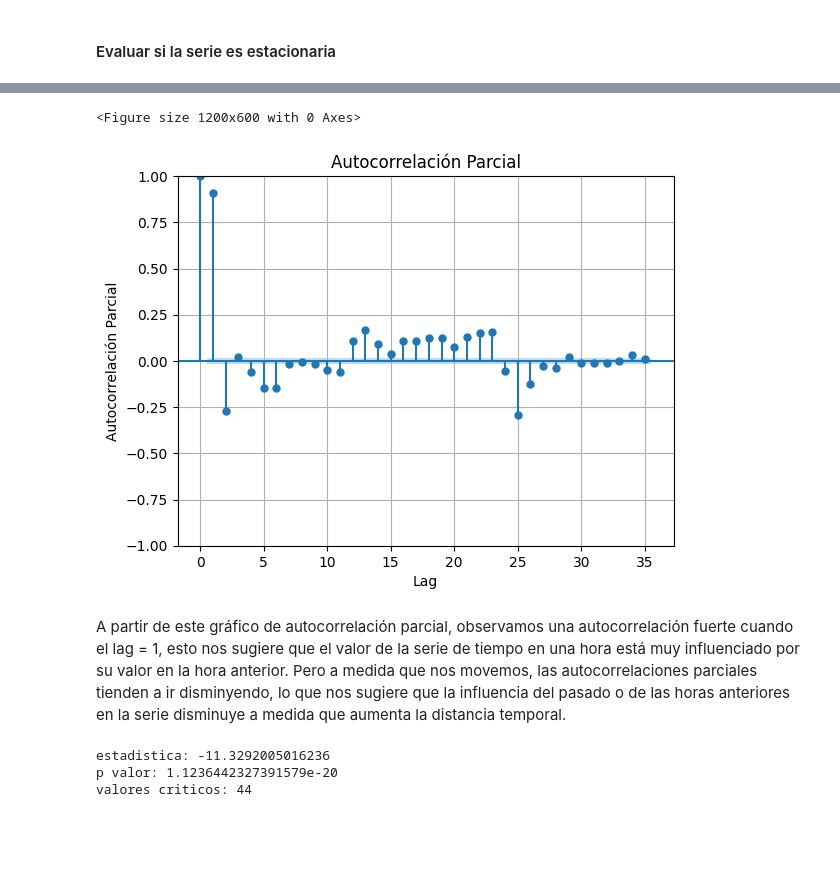
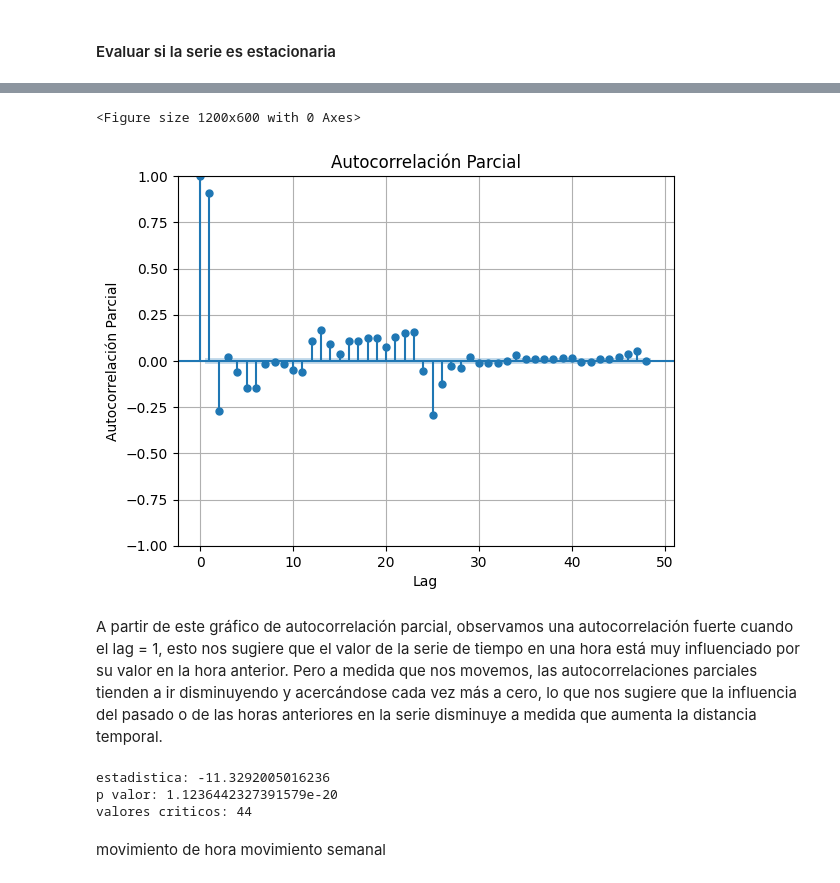
Before and after one commit to marianataglio/seriestemporales, a Jupyter notebook: tp_st.ipynb, the cells around one changed output, grey strips where cells are left out. Saved outputs shown, nothing was run; the diff lists cells and outputs as text; code cells hidden in the pictures; blank space fills up the shorter version.

```diff
--- a/tp_st.ipynb
+++ b/tp_st.ipynb
@@ -43,5 +47,5 @@ Text(0.5, 1.0, 'Alquiler de bicis Mayo 2015 - Julio 2018')
 Observamos que hay muchos menos registros durante los primeros meses de 2016. Es por esta razón que tomaremos la decisión de achicar la serie y quedarnos con dos años de datos, desde Julio 2016 a 2018.
 # %%
-fecha_limite = pd.to_datetime('2016-07-01 00:00:00')
+fecha_limite = pd.to_datetime('2016-08-01 00:00:00')
 df_shorten = df[df['date'] >= fecha_limite]
 bicis_por_dia = df_shorten.groupby('date').bici_id_usuario.count()
@@ -240,20 +347,20 @@ array([ 1.        ,  0.90827153, -0.26878997,  0.02348118, -0.05757   ,
 # %%
 from statsmodels.graphics.tsaplots import plot_pacf
 
 plt.figure(figsize=(12, 6))
-plot_pacf(bicis_por_dia, lags=35, alpha=0.05)
+plot_pacf(bicis_por_dia, lags=48, alpha=0.05)
 plt.title('Autocorrelación Parcial')
 plt.xlabel('Lag')
 plt.ylabel('Autocorrelación Parcial')
 plt.grid(True)
 plt.show()
 # %% [output]
 <Figure size 1200x600 with 0 Axes>
-[figure, old version]
+[figure, new version]
 # %% [markdown]
 
 A partir de este gráfico de autocorrelación parcial, observamos una autocorrelación fuerte cuando el lag = 1, esto nos sugiere que el valor de la serie de tiempo en una hora está muy influenciado por su valor en la hora anterior.
-Pero a medida que nos movemos, las autocorrelaciones parciales tienden a ir disminyendo, lo que nos sugiere que la influencia del pasado o de las horas anteriores en la serie disminuye a medida que aumenta la distancia temporal.
+Pero a medida que nos movemos, las autocorrelaciones parciales tienden a ir disminuyendo y acercándose cada vez más a cero, lo que nos sugiere que la influencia del pasado o de las horas anteriores en la serie disminuye a medida que aumenta la distancia temporal.
 # %%
 # aplico test de dickey fuller
 
@@ -265,3 +372,6 @@ print('valores criticos:', adf_result[2])
 estadistica: -11.3292005016236
 p valor: 1.1236442327391579e-20
 valores criticos: 44
+# %% [markdown]
+movimiento de hora
+movimiento semanal
```
Also changed, not shown: parts of 30 cells of this notebook.
